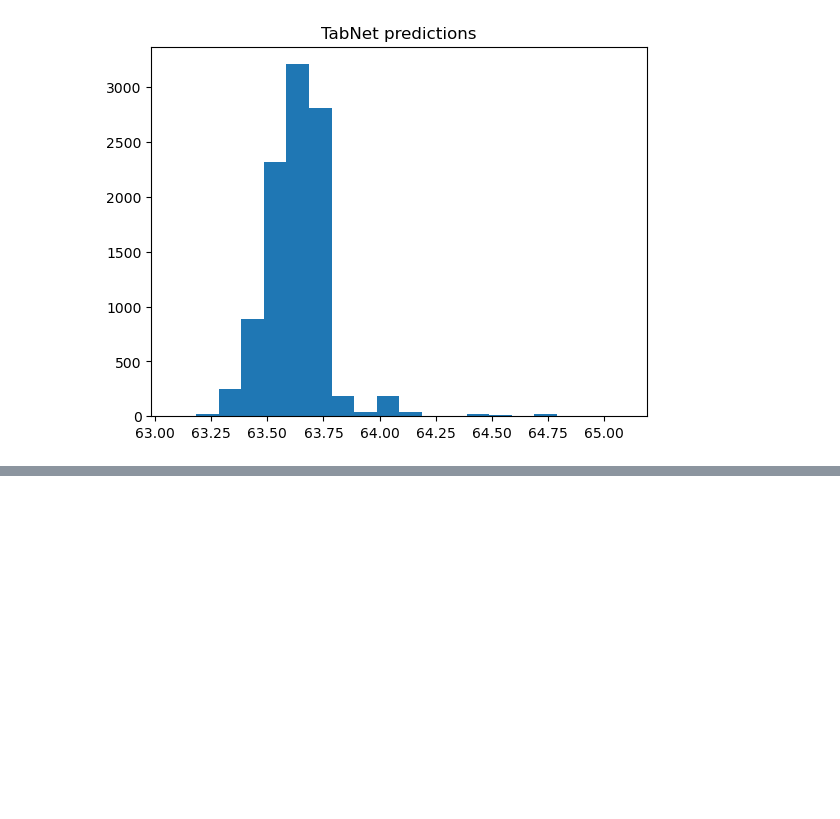
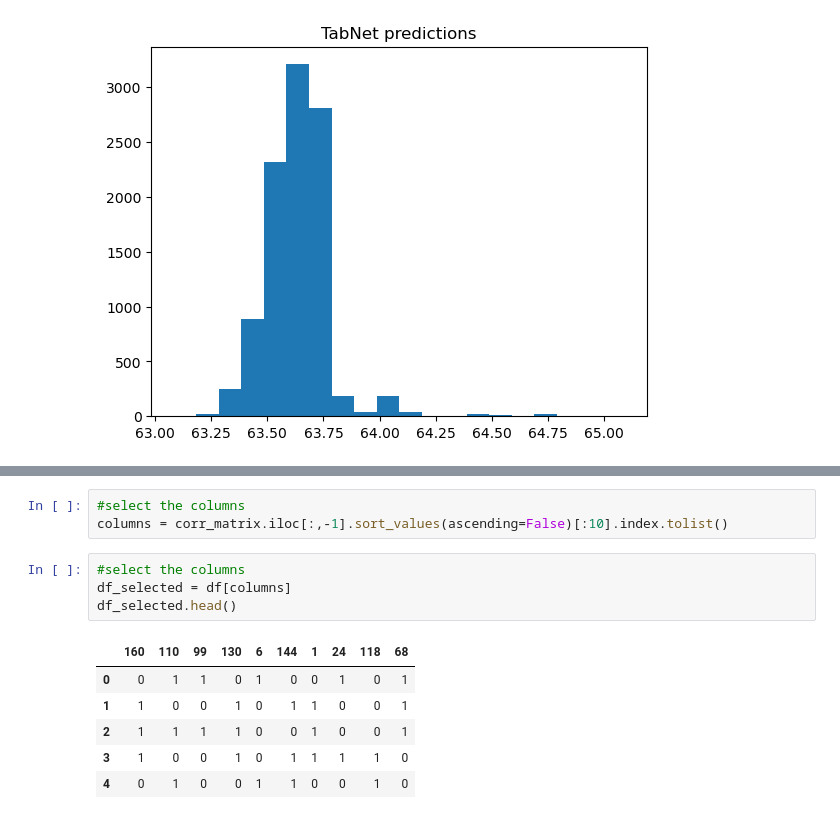
Before and after one commit to mijanr/TabSurvey, a Jupyter notebook: Correlation study.ipynb, the cells around one changed output, grey strips where cells are left out. Drawn from its saved outputs; the diff is of its cells as text; blank space fills up the shorter version.

```diff
--- a/Correlation study.ipynb
+++ b/Correlation study.ipynb
@@ -472,0 +574,14 @@ plt.show()
+# %%
+#select the columns
+columns = corr_matrix.iloc[:,-1].sort_values(ascending=False)[:10].index.tolist()
+# %%
+#select the columns
+df_selected = df[columns]
+df_selected.head()
+# %% [output]
+|  | 160 | 110 | 99 | 130 | 6 | 144 | 1 | 24 | 118 | 68 |
+| 0 | 0 | 1 | 1 | 0 | 1 | 0 | 0 | 1 | 0 | 1 |
+| 1 | 1 | 0 | 0 | 1 | 0 | 1 | 1 | 0 | 0 | 1 |
+| 2 | 1 | 1 | 1 | 1 | 0 | 0 | 1 | 0 | 0 | 1 |
+| 3 | 1 | 0 | 0 | 1 | 0 | 1 | 1 | 1 | 1 | 0 |
+| 4 | 0 | 1 | 0 | 0 | 1 | 1 | 0 | 0 | 1 | 0 |
```
Also changed, not shown: parts of 13 cells of this notebook.
